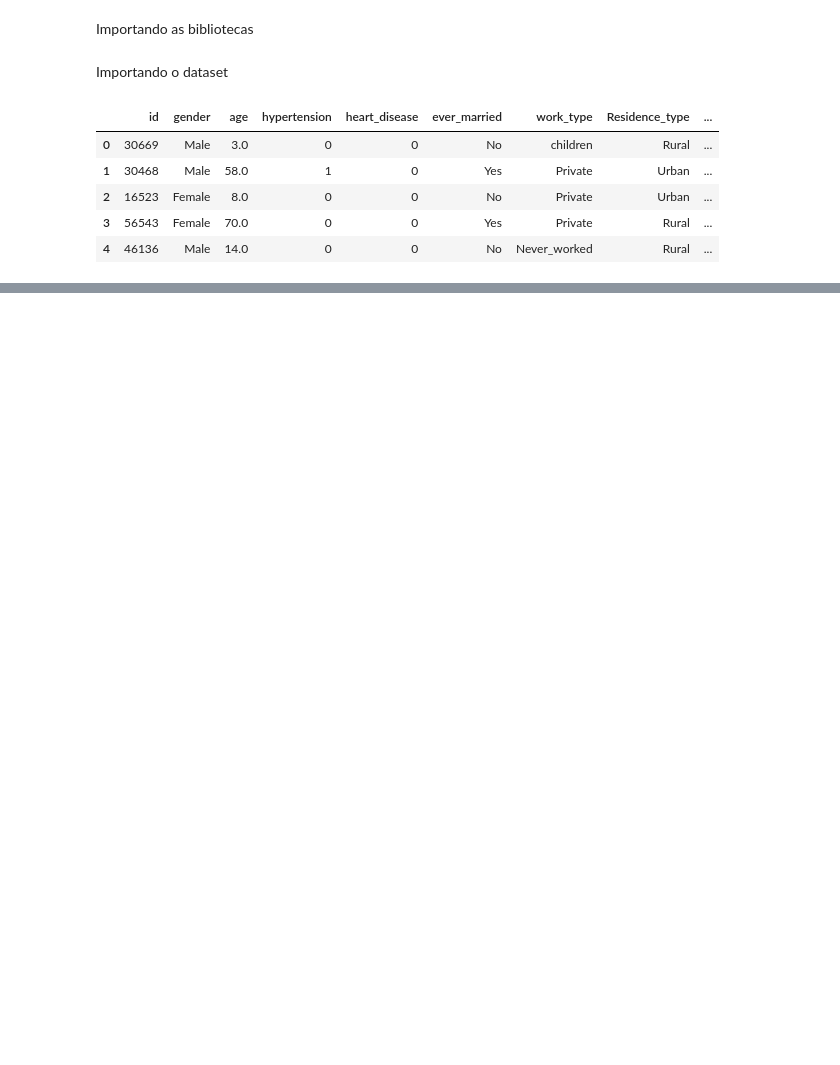
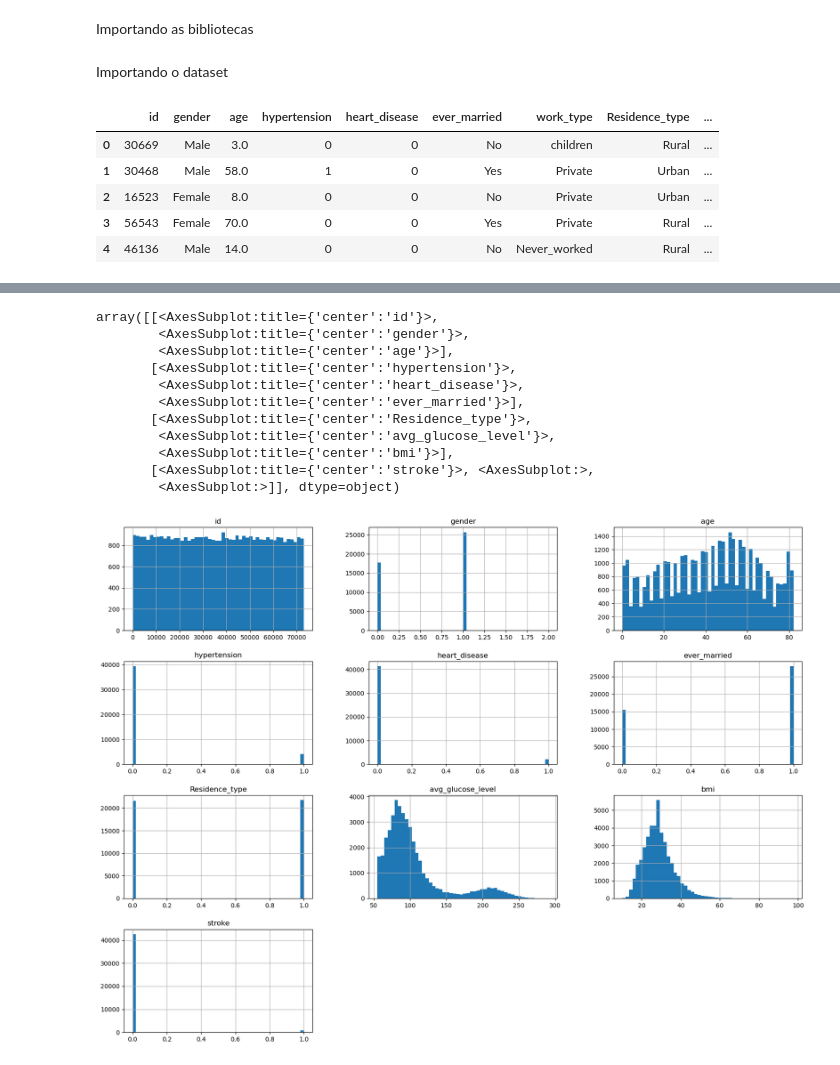
Before and after one commit to Jdss026/stroke-classifier, a Jupyter notebook: eda.ipynb, the cells around one changed output, grey strips where cells are left out. Saved outputs shown, nothing was run; the diff lists cells and outputs as text; code cells hidden in the pictures; blank space fills up the shorter version.

```diff
--- a/eda.ipynb
+++ b/eda.ipynb
@@ -57,0 +155,3 @@ memory usage: 4.0+ MB
+# %%
+mode_smoking = df['smoking_status'].mode()[0]
+df['smoking_status'].fillna(mode_smoking, inplace=True)
@@ -57,0 +160,3 @@ memory usage: 4.0+ MB
+# %%
+mode_bmi = df['bmi'].mode()[0]
+df['bmi'].fillna(mode_bmi, inplace=True)
@@ -57,0 +182,15 @@ memory usage: 4.0+ MB
+# %%
+df.hist(bins=50, figsize=(20,15))
+# %% [output]
+array([[<AxesSubplot:title={'center':'id'}>,
+        <AxesSubplot:title={'center':'gender'}>,
+        <AxesSubplot:title={'center':'age'}>],
+       [<AxesSubplot:title={'center':'hypertension'}>,
+        <AxesSubplot:title={'center':'heart_disease'}>,
+        <AxesSubplot:title={'center':'ever_married'}>],
+       [<AxesSubplot:title={'center':'Residence_type'}>,
+        <AxesSubplot:title={'center':'avg_glucose_level'}>,
+        <AxesSubplot:title={'center':'bmi'}>],
+       [<AxesSubplot:title={'center':'stroke'}>, <AxesSubplot:>,
+        <AxesSubplot:>]], dtype=object)
+[figure, added]
```
Also changed, not shown: parts of 32 cells of this notebook.
